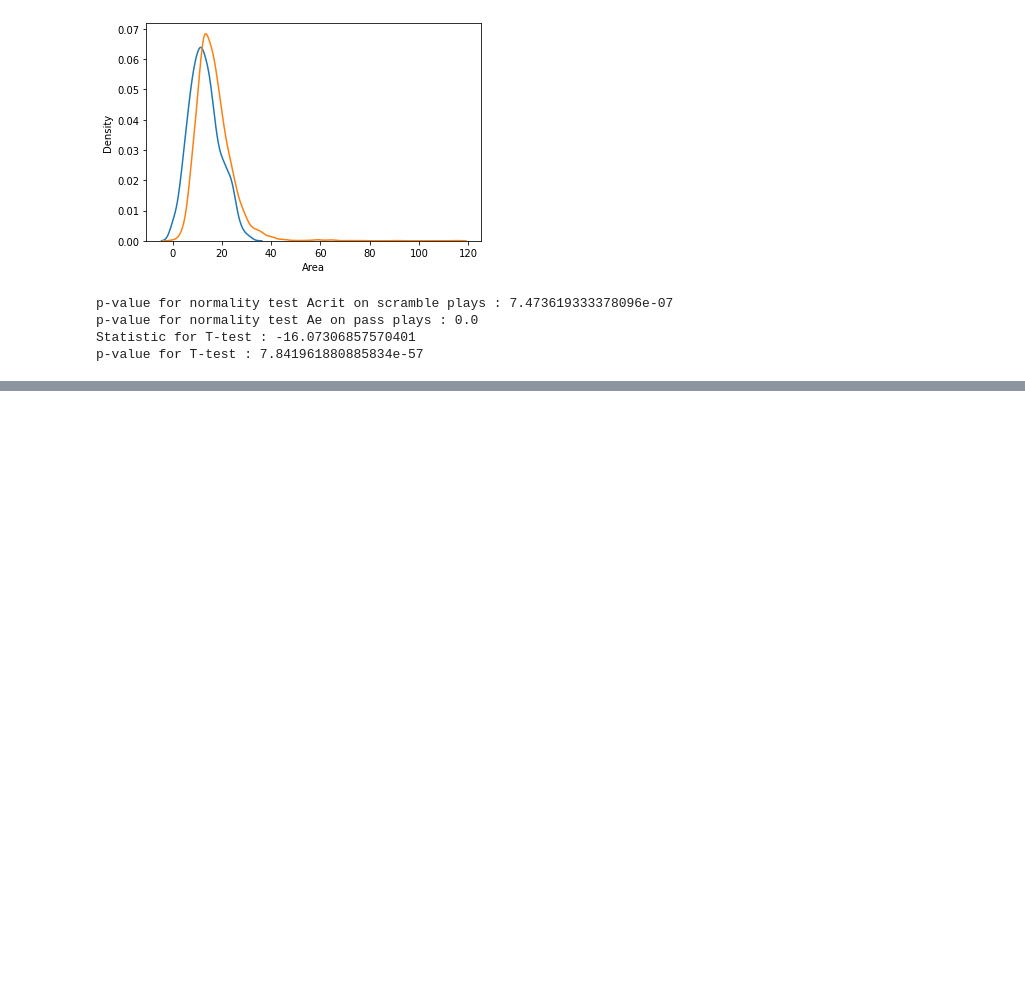
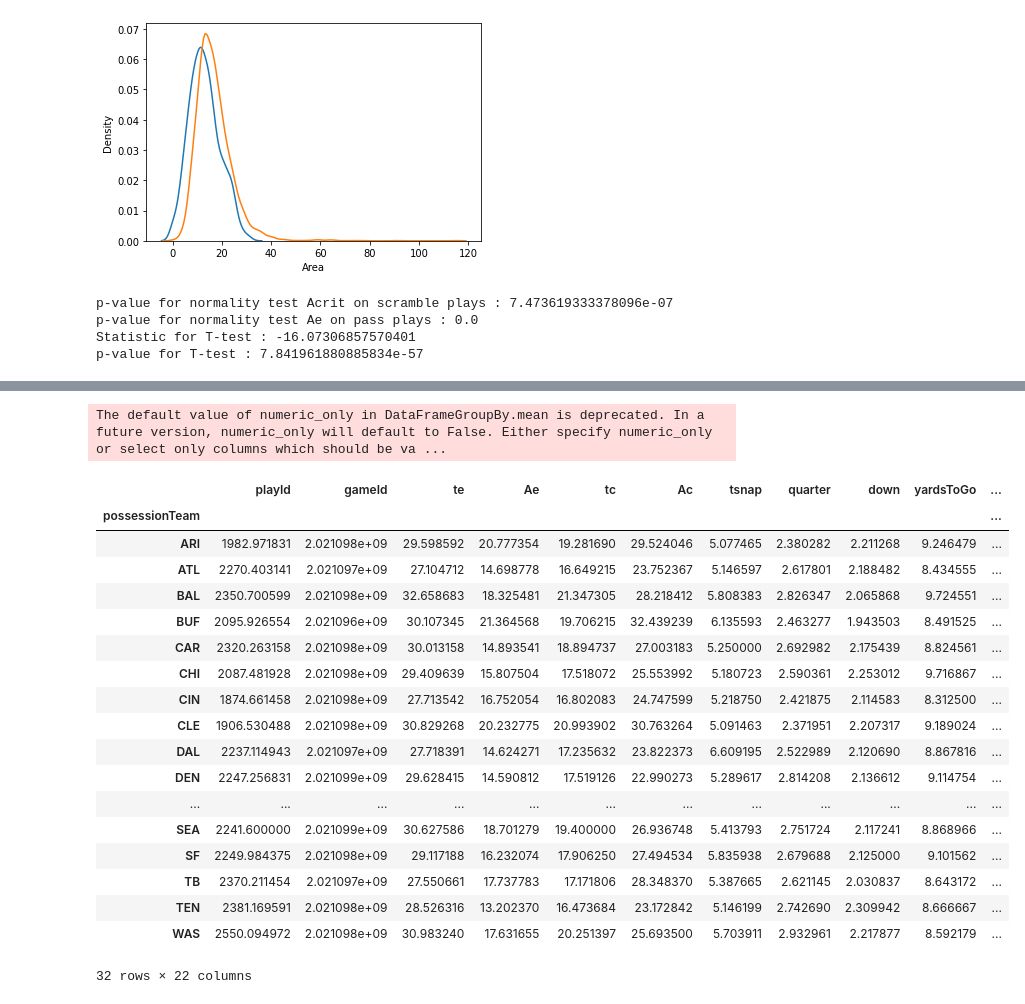
Before and after one commit to NthnMgns/NFL-Big-Data-Bowl-2023, a Jupyter notebook: determine_Acrit.ipynb, the cells around one changed output, grey strips where cells are left out. Saved outputs shown, nothing was run; the diff lists cells and outputs as text; code cells hidden in the pictures; blank space fills up the shorter version.

```diff
--- a/determine_Acrit.ipynb
+++ b/determine_Acrit.ipynb
@@ -217,0 +227,23 @@ p-value for T-test : 7.841961880885834e-57
+# %%
+plays_w_features_wo_PA.groupby("possessionTeam").mean()
+# %% [output]
+The default value of numeric_only in DataFrameGroupBy.mean is deprecated. In a future version, numeric_only will default to False. Either specify numeric_only or select only columns which should be va ...
+|  | playId | gameId | te | Ae | tc | Ac | tsnap | quarter | down | yardsToGo | ... |
+| possessionTeam |  |  |  |  |  |  |  |  |  |  | ... |
+| ARI | 1982.971831 | 2.021098e+09 | 29.598592 | 20.777354 | 19.281690 | 29.524046 | 5.077465 | 2.380282 | 2.211268 | 9.246479 | ... |
+| ATL | 2270.403141 | 2.021097e+09 | 27.104712 | 14.698778 | 16.649215 | 23.752367 | 5.146597 | 2.617801 | 2.188482 | 8.434555 | ... |
+| BAL | 2350.700599 | 2.021098e+09 | 32.658683 | 18.325481 | 21.347305 | 28.218412 | 5.808383 | 2.826347 | 2.065868 | 9.724551 | ... |
+| BUF | 2095.926554 | 2.021096e+09 | 30.107345 | 21.364568 | 19.706215 | 32.439239 | 6.135593 | 2.463277 | 1.943503 | 8.491525 | ... |
+| CAR | 2320.263158 | 2.021098e+09 | 30.013158 | 14.893541 | 18.894737 | 27.003183 | 5.250000 | 2.692982 | 2.175439 | 8.824561 | ... |
+| CHI | 2087.481928 | 2.021098e+09 | 29.409639 | 15.807504 | 17.518072 | 25.553992 | 5.180723 | 2.590361 | 2.253012 | 9.716867 | ... |
+| CIN | 1874.661458 | 2.021098e+09 | 27.713542 | 16.752054 | 16.802083 | 24.747599 | 5.218750 | 2.421875 | 2.114583 | 8.312500 | ... |
+| CLE | 1906.530488 | 2.021098e+09 | 30.829268 | 20.232775 | 20.993902 | 30.763264 | 5.091463 | 2.371951 | 2.207317 | 9.189024 | ... |
+| DAL | 2237.114943 | 2.021097e+09 | 27.718391 | 14.624271 | 17.235632 | 23.822373 | 6.609195 | 2.522989 | 2.120690 | 8.867816 | ... |
+| DEN | 2247.256831 | 2.021099e+09 | 29.628415 | 14.590812 | 17.519126 | 22.990273 | 5.289617 | 2.814208 | 2.136612 | 9.114754 | ... |
+| ... | ... | ... | ... | ... | ... | ... | ... | ... | ... | ... | ... |
+| SEA | 2241.600000 | 2.021099e+09 | 30.627586 | 18.701279 | 19.400000 | 26.936748 | 5.413793 | 2.751724 | 2.117241 | 8.868966 | ... |
+| SF | 2249.984375 | 2.021098e+09 | 29.117188 | 16.232074 | 17.906250 | 27.494534 | 5.835938 | 2.679688 | 2.125000 | 9.101562 | ... |
+| TB | 2370.211454 | 2.021097e+09 | 27.550661 | 17.737783 | 17.171806 | 28.348370 | 5.387665 | 2.621145 | 2.030837 | 8.643172 | ... |
+| TEN | 2381.169591 | 2.021098e+09 | 28.526316 | 13.202370 | 16.473684 | 23.172842 | 5.146199 | 2.742690 | 2.309942 | 8.666667 | ... |
+| WAS | 2550.094972 | 2.021098e+09 | 30.983240 | 17.631655 | 20.251397 | 25.693500 | 5.703911 | 2.932961 | 2.217877 | 8.592179 | ... |
+32 rows × 22 columns
```
Also changed, not shown: parts of 11 cells of this notebook.
